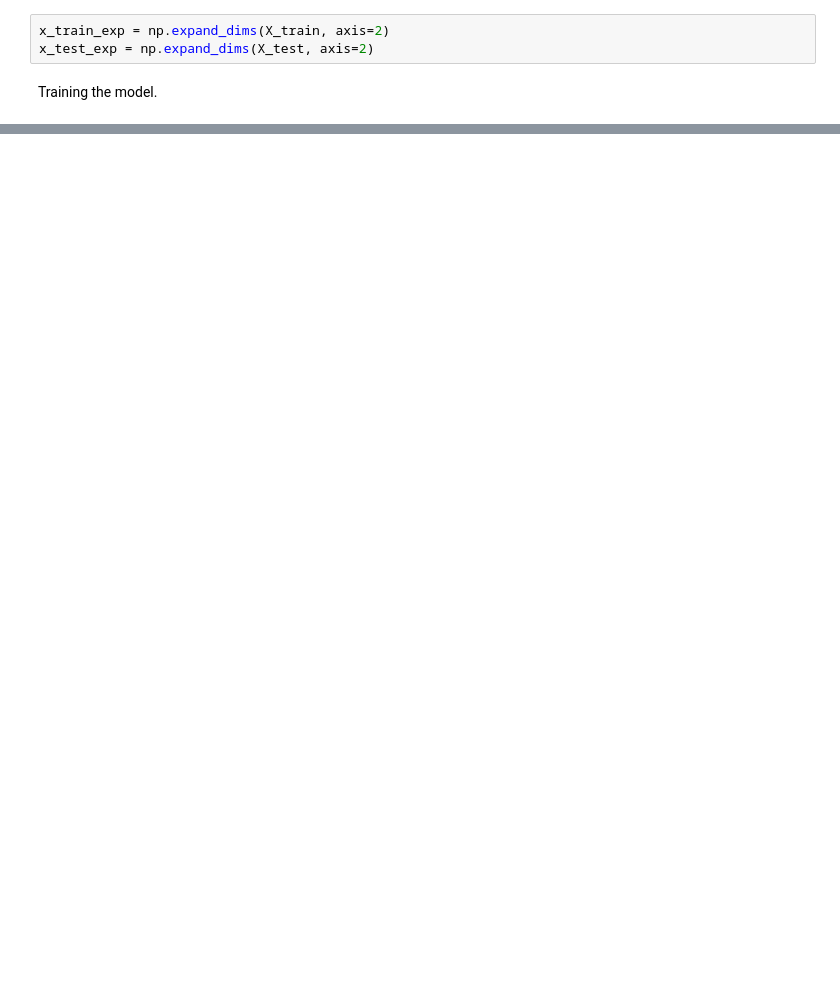
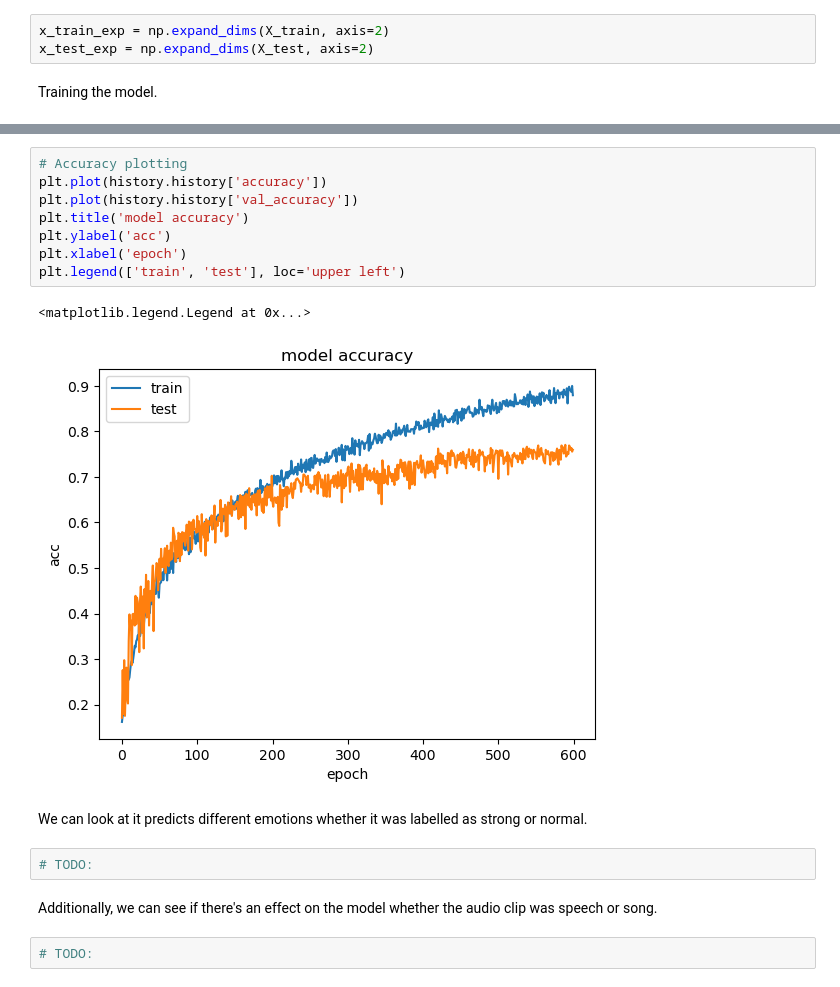
Before and after one commit to benteoh/reactberry, a Jupyter notebook: SentimentModel/SentimentModelTraining.ipynb, the cells around one changed output, grey strips where cells are left out. Cells and saved outputs as stored; diff of their text form; blank space fills up the shorter version.

```diff
--- a/SentimentModel/SentimentModelTraining.ipynb
+++ b/SentimentModel/SentimentModelTraining.ipynb
@@ -162,0 +146,19 @@ final_df = actual_df.join(pred_df)
+# %%
+# Accuracy plotting
+plt.plot(history.history['accuracy'])
+plt.plot(history.history['val_accuracy'])
+plt.title('model accuracy')
+plt.ylabel('acc')
+plt.xlabel('epoch')
+plt.legend(['train', 'test'], loc='upper left')
+# %% [output]
+<matplotlib.legend.Legend at 0x...>
+[figure, added]
+# %% [markdown]
+We can look at it predicts different emotions whether it was labelled as strong or normal.
+# %%
+# TODO:
+# %% [markdown]
+Additionally, we can see if there's an effect on the model whether the audio clip was speech or song.
+# %%
+# TODO:
```
Also changed, not shown: parts of 28 cells of this notebook, 4 other files.
